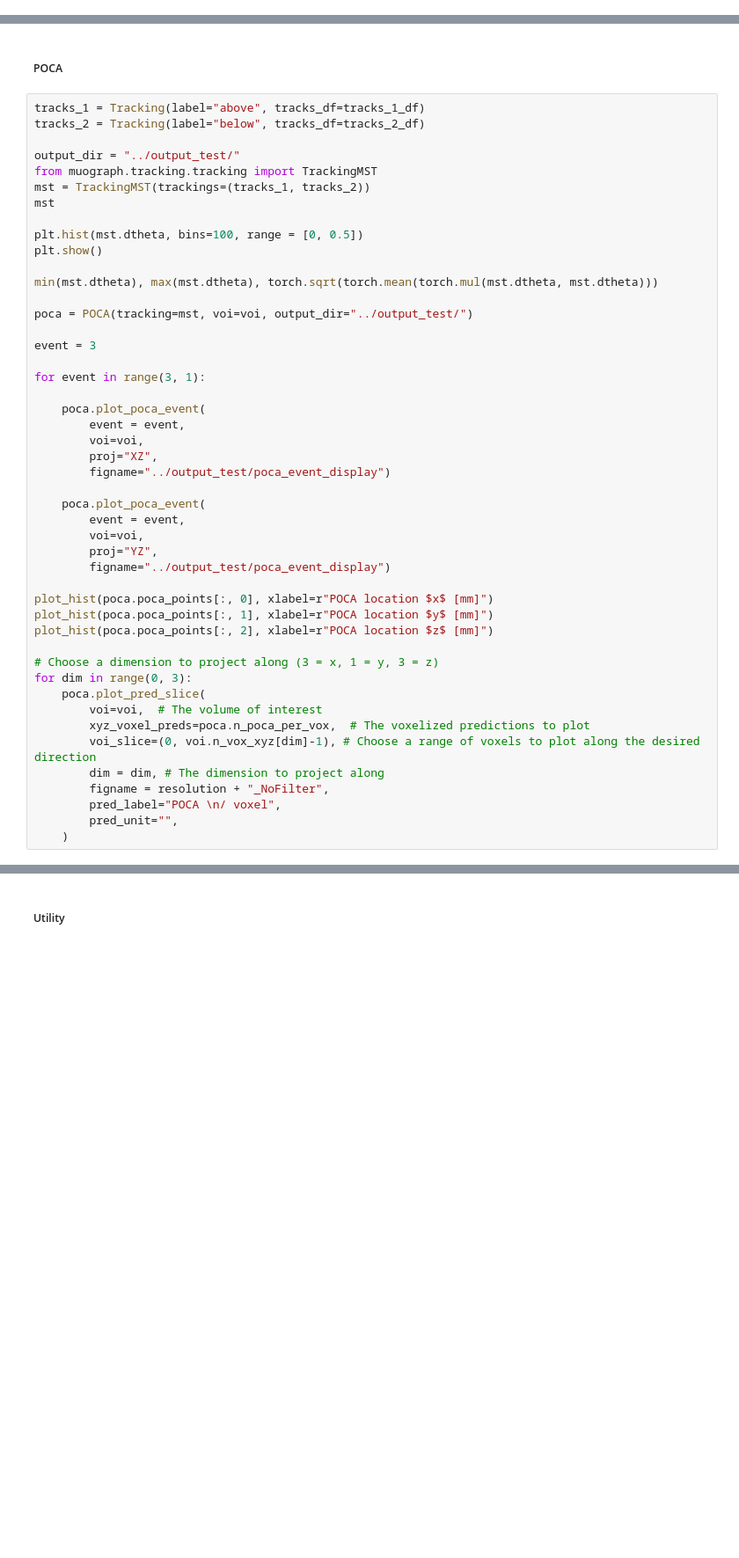
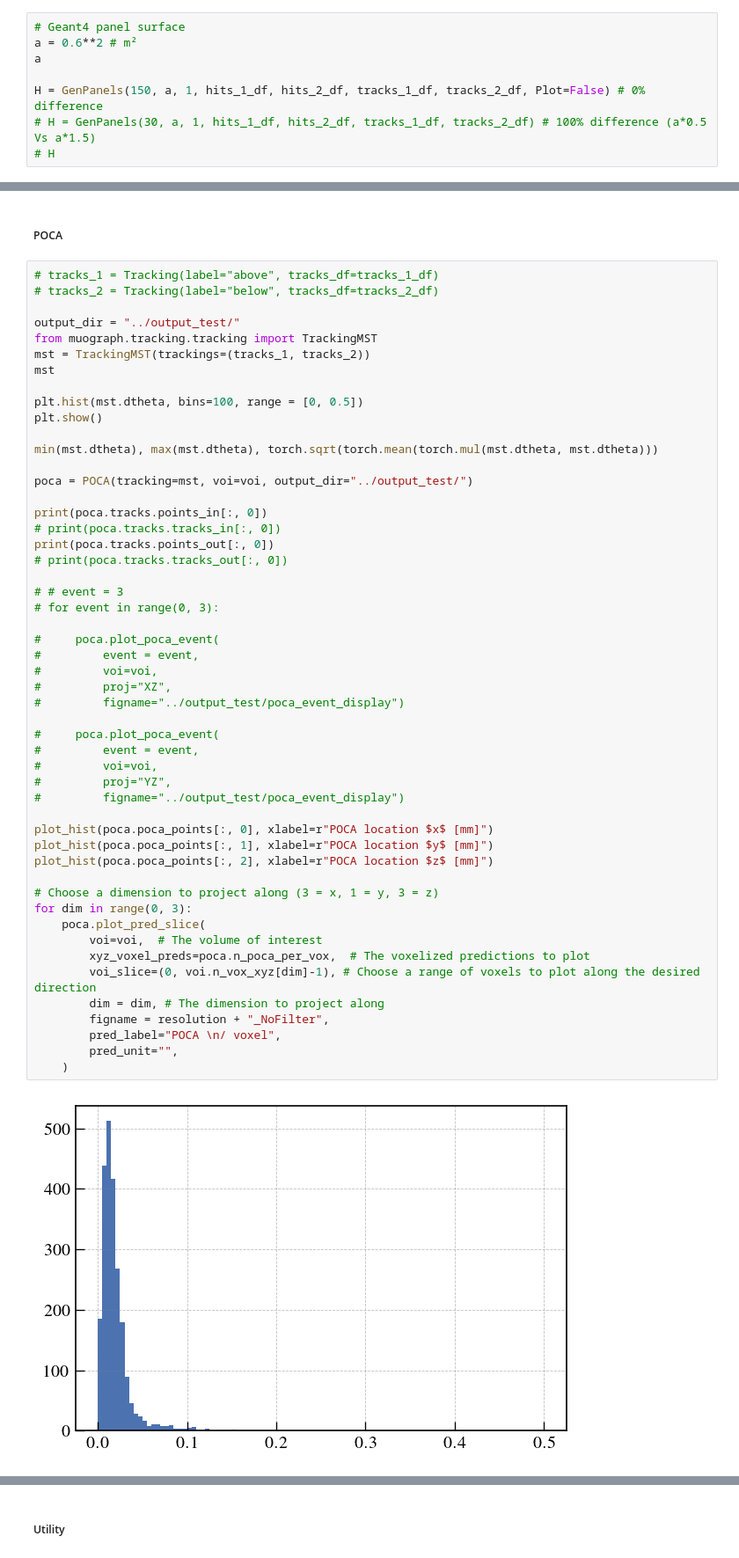
Before and after one commit to MaximeLagrange/muograph, a Jupyter notebook: Analysis.ipynb, the cells around one changed output, grey strips where cells are left out. Shown at 88% size. Drawn from its saved outputs; the diff is of its cells as text; blank space fills up the shorter version.

```diff
--- a/Analysis.ipynb
+++ b/Analysis.ipynb
@@ -1303,0 +1309,8 @@ Exterior/interior panel area ratio = 1.0
+# %%
+# Geant4 panel surface
+a = 0.6**2 # m²
+a
+
+H = GenPanels(150, a, 1, hits_1_df, hits_2_df, tracks_1_df, tracks_2_df, Plot=False) # 0% difference
+# H = GenPanels(30, a, 1, hits_1_df, hits_2_df, tracks_1_df, tracks_2_df) # 100% difference (a*0.5 Vs a*1.5)
+# H
@@ -1593,49 +1615,55 @@ tracks_2_df = tracks_2.df
 # %% [markdown]
 ##### POCA
 # %%
-tracks_1 = Tracking(label="above", tracks_df=tracks_1_df)
-tracks_2 = Tracking(label="below", tracks_df=tracks_2_df)
+# tracks_1 = Tracking(label="above", tracks_df=tracks_1_df)
+# tracks_2 = Tracking(label="below", tracks_df=tracks_2_df)
 
 output_dir = "../output_test/"
 from muograph.tracking.tracking import TrackingMST
 mst = TrackingMST(trackings=(tracks_1, tracks_2))
 mst
 
 plt.hist(mst.dtheta, bins=100, range = [0, 0.5])
 plt.show()
 
 min(mst.dtheta), max(mst.dtheta), torch.sqrt(torch.mean(torch.mul(mst.dtheta, mst.dtheta)))
 
 poca = POCA(tracking=mst, voi=voi, output_dir="../output_test/")
 
-event = 3
+print(poca.tracks.points_in[:, 0])
+# print(poca.tracks.tracks_in[:, 0])
+print(poca.tracks.points_out[:, 0])
+# print(poca.tracks.tracks_out[:, 0])
 
-for event in range(3, 1):
+# # event = 3
+# for event in range(0, 3):
 
-    poca.plot_poca_event(
-        event = event,
-        voi=voi,
-        proj="XZ",
-        figname="../output_test/poca_event_display")
+#     poca.plot_poca_event(
+#         event = event,
+#         voi=voi,
+#         proj="XZ",
+#         figname="../output_test/poca_event_display")
 
-    poca.plot_poca_event(
-        event = event,
-        voi=voi,
-        proj="YZ",
-        figname="../output_test/poca_event_display")
+#     poca.plot_poca_event(
+#         event = event,
+#         voi=voi,
+#         proj="YZ",
+#         figname="../output_test/poca_event_display")
 
 plot_hist(poca.poca_points[:, 0], xlabel=r"POCA location $x$ [mm]")
 plot_hist(poca.poca_points[:, 1], xlabel=r"POCA location $y$ [mm]")
 plot_hist(poca.poca_points[:, 2], xlabel=r"POCA location $z$ [mm]")
 
 # Choose a dimension to project along (3 = x, 1 = y, 3 = z)
 for dim in range(0, 3):
     poca.plot_pred_slice(
         voi=voi,  # The volume of interest
         xyz_voxel_preds=poca.n_poca_per_vox,  # The voxelized predictions to plot
         voi_slice=(0, voi.n_vox_xyz[dim]-1), # Choose a range of voxels to plot along the desired direction
         dim = dim, # The dimension to project along
         figname = resolution + "_NoFilter",
         pred_label="POCA \n/ voxel",
         pred_unit="",
     )
+# %% [output]
+[figure, added]
```
Also changed, not shown: parts of 60 cells of this notebook.
